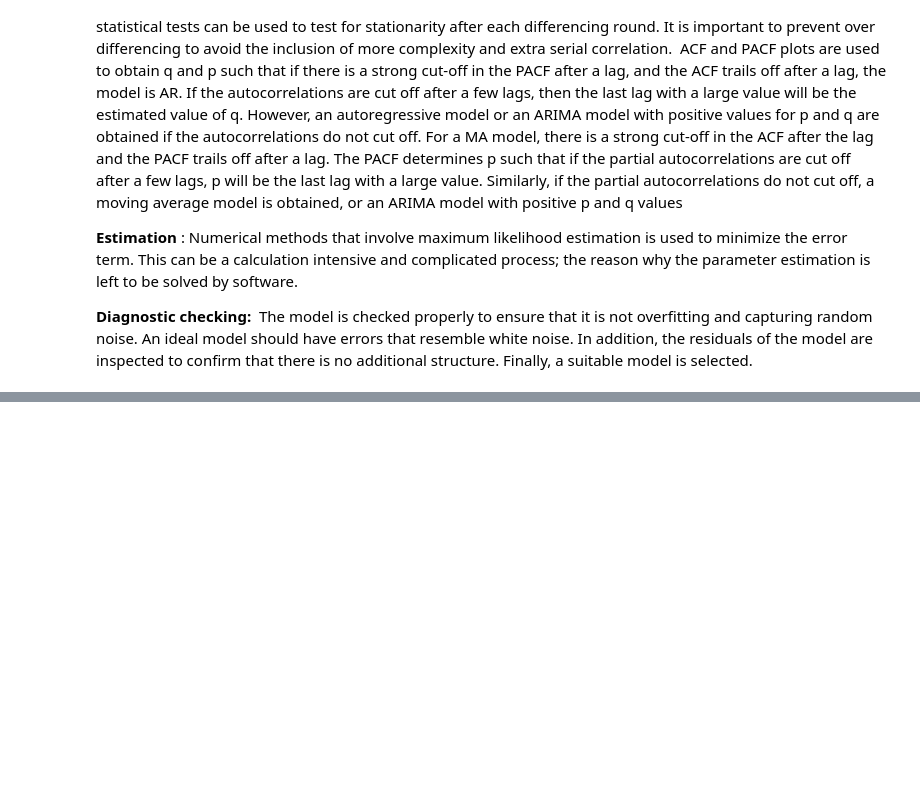
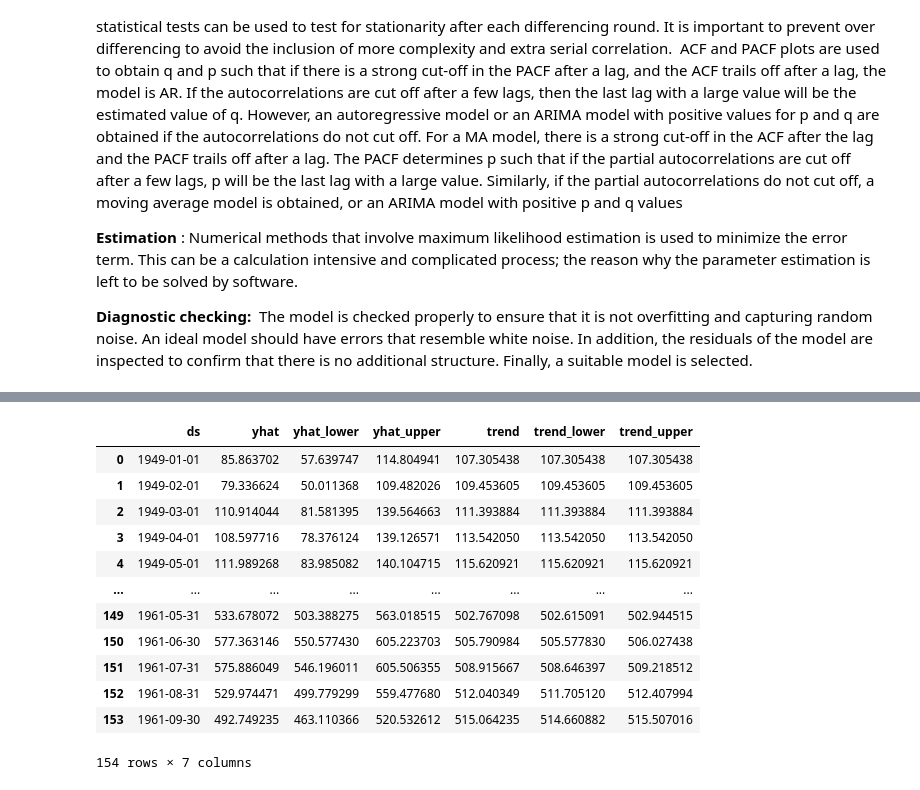
Before and after one commit to VictorOmondi1997/Time-Series-Analysis, a Jupyter notebook: Time Series Analysis.ipynb, the cells around one changed output, grey strips where cells are left out. Saved outputs shown, nothing was run; the diff lists cells and outputs as text; code cells hidden in the pictures; blank space fills up the shorter version.

```diff
--- a/Time Series Analysis.ipynb
+++ b/Time Series Analysis.ipynb
@@ -476,0 +531,16 @@ This is a method  by George Box and Gwilym Jenkins that suggests that the proces
+# %%
+forecast[['ds', 'yhat', 'yhat_lower', 'yhat_upper', 'trend', 'trend_lower', 'trend_upper']]
+# %% [output]
+|  | ds | yhat | yhat_lower | yhat_upper | trend | trend_lower | trend_upper |
+| 0 | 1949-01-01 | 85.863702 | 57.639747 | 114.804941 | 107.305438 | 107.305438 | 107.305438 |
+| 1 | 1949-02-01 | 79.336624 | 50.011368 | 109.482026 | 109.453605 | 109.453605 | 109.453605 |
+| 2 | 1949-03-01 | 110.914044 | 81.581395 | 139.564663 | 111.393884 | 111.393884 | 111.393884 |
+| 3 | 1949-04-01 | 108.597716 | 78.376124 | 139.126571 | 113.542050 | 113.542050 | 113.542050 |
+| 4 | 1949-05-01 | 111.989268 | 83.985082 | 140.104715 | 115.620921 | 115.620921 | 115.620921 |
+| ... | ... | ... | ... | ... | ... | ... | ... |
+| 149 | 1961-05-31 | 533.678072 | 503.388275 | 563.018515 | 502.767098 | 502.615091 | 502.944515 |
+| 150 | 1961-06-30 | 577.363146 | 550.577430 | 605.223703 | 505.790984 | 505.577830 | 506.027438 |
+| 151 | 1961-07-31 | 575.886049 | 546.196011 | 605.506355 | 508.915667 | 508.646397 | 509.218512 |
+| 152 | 1961-08-31 | 529.974471 | 499.779299 | 559.477680 | 512.040349 | 511.705120 | 512.407994 |
+| 153 | 1961-09-30 | 492.749235 | 463.110366 | 520.532612 | 515.064235 | 514.660882 | 515.507016 |
+154 rows × 7 columns
```
Also changed, not shown: parts of 13 cells of this notebook.
